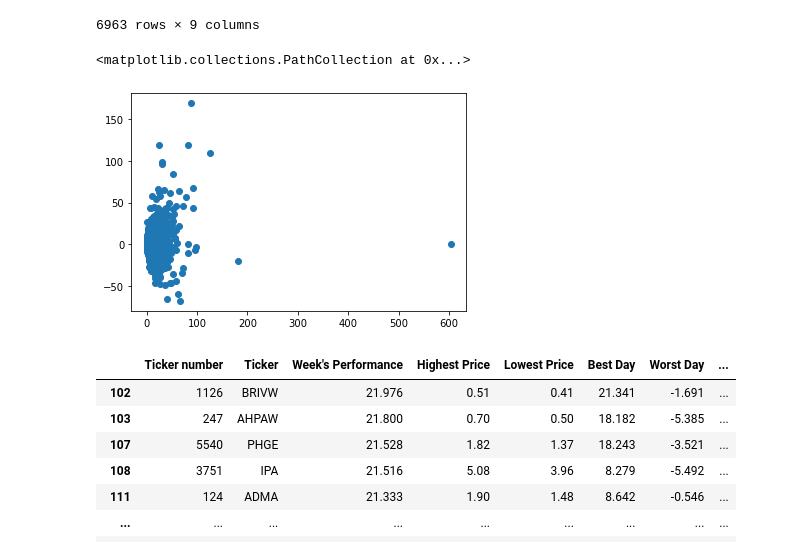
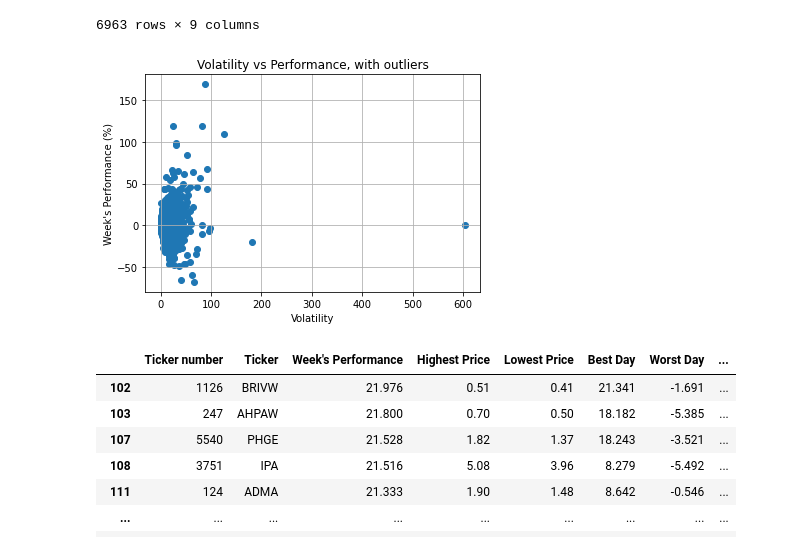
Before and after one commit to brand0nM/Pyberhood, a Jupyter notebook: Visualization_Stock_Analysis.ipynb, the cells around one changed output. Cells and saved outputs as stored; diff of their text form; code cells hidden in the pictures.

Commit message:
Vizaualize Stock Performance

```diff
--- a/Visualization_Stock_Analysis.ipynb
+++ b/Visualization_Stock_Analysis.ipynb
@@ -54,10 +56,13 @@ Nasdaq_df
 # %%
 # Volatility vs performance
 
 plt.scatter(Nasdaq_df["Volatility"], Nasdaq_df["Week's Performance"])
+plt.xlabel('Volatility')
+plt.ylabel("Week's Performance (%)")
+plt.title('Volatility vs Performance, with outliers')
+plt.grid()
 # %% [output]
-<matplotlib.collections.PathCollection at 0x...>
-[figure, old version]
+[figure, new version]
 # %%
 # Remove Outliers
 
```
Also changed, not shown: parts of 3 cells of this notebook.
